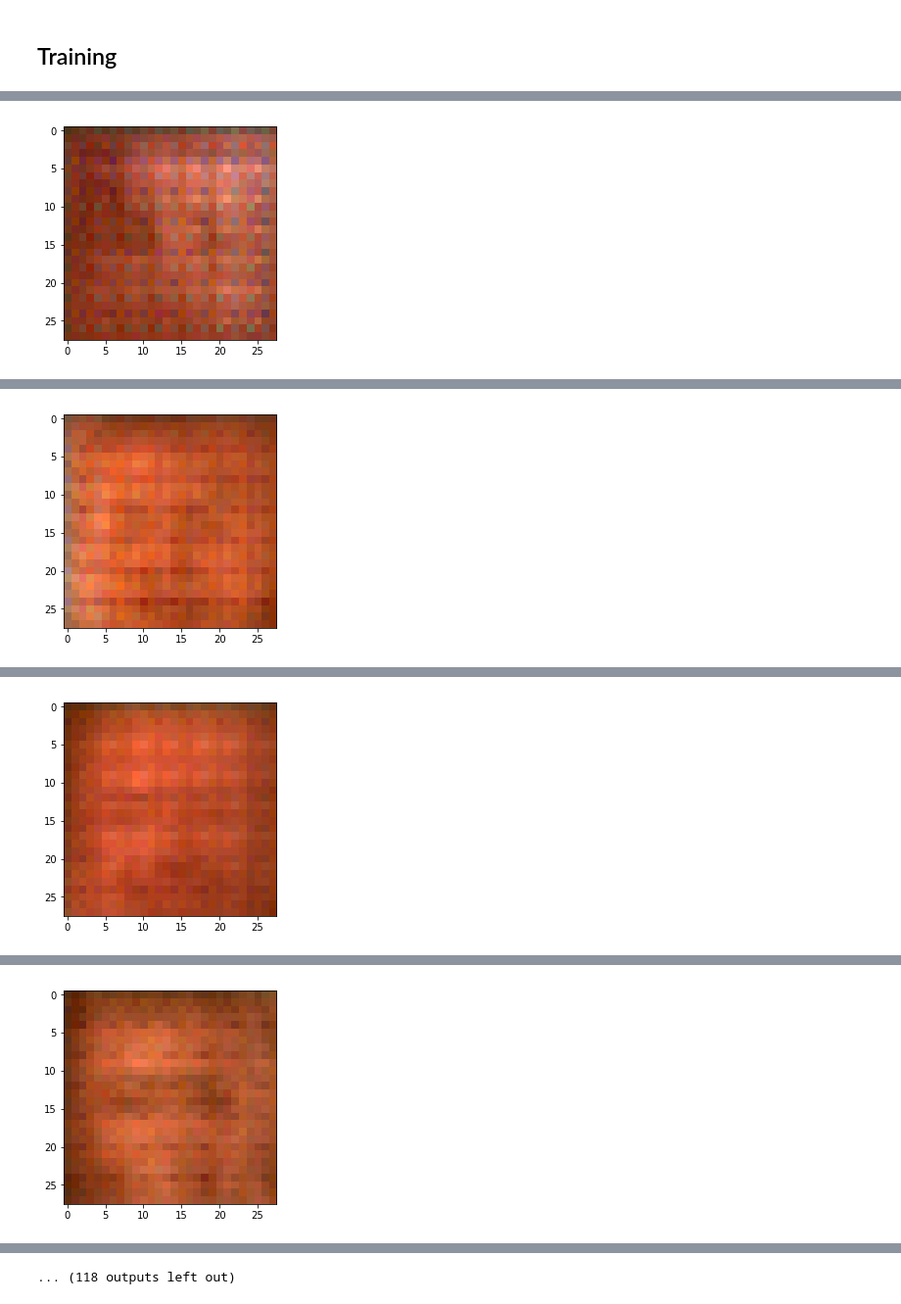
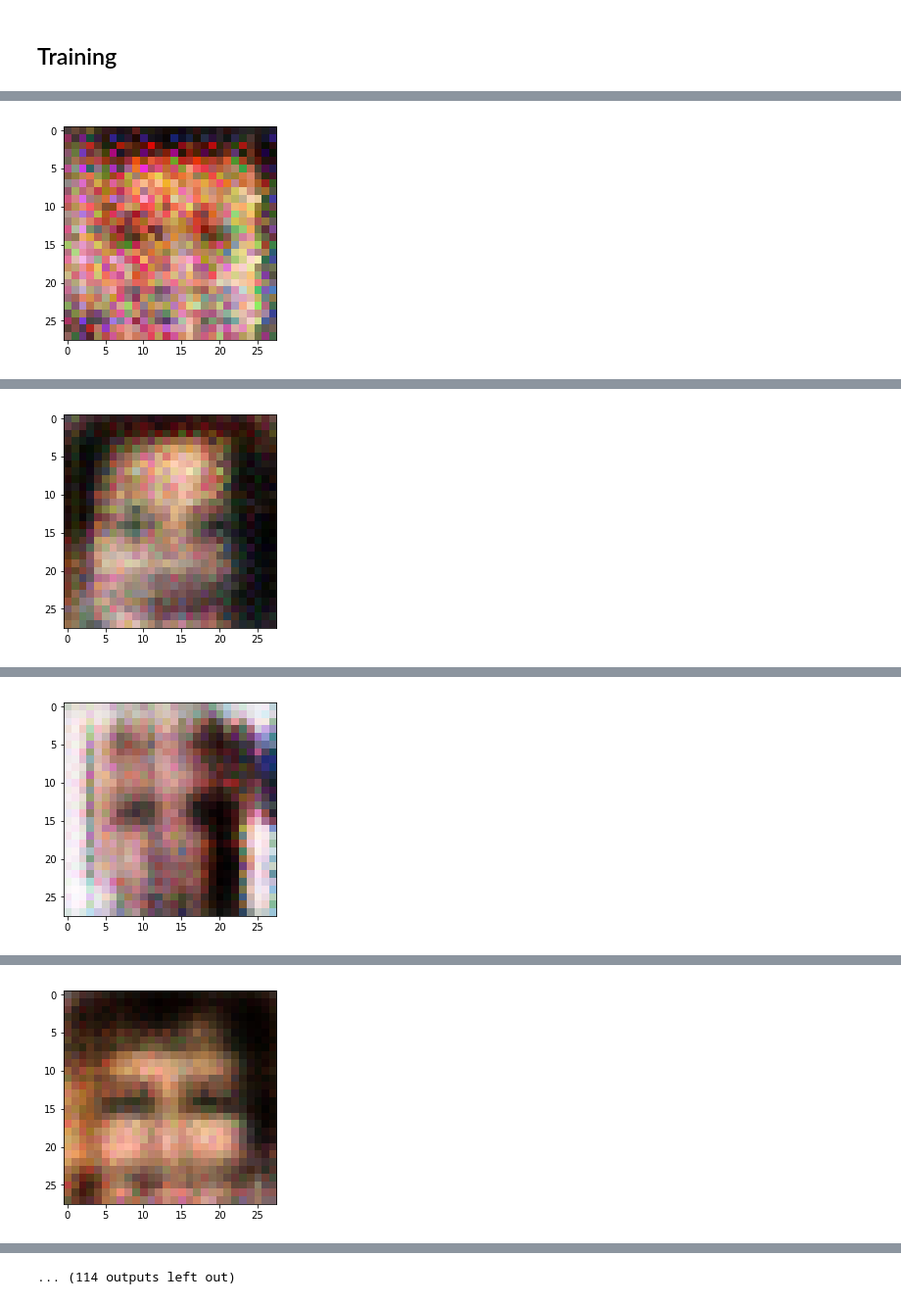
Before and after one commit to dmonn/dcgan-oreilly, a Jupyter notebook: DCGANs with Tensorflow.ipynb, the cells around one changed output, grey strips where cells are left out. Shown at 98% size. Cells and saved outputs as stored; diff of their text form; code cells hidden in the pictures.

Commit message:
finished training process

```diff
--- a/DCGANs with Tensorflow.ipynb
+++ b/DCGANs with Tensorflow.ipynb
@@ -111,7 +109,7 @@ def discriminator(images, reuse=False):
     """
     Create the discriminator network
     """
-    alpha = 0.1
+    alpha = 0.2
 
     with tf.variable_scope('discriminator', reuse=reuse):
         # using 4 layer network as in DCGAN Paper
@@ -130,13 +128,8 @@ def discriminator(images, reuse=False):
         batch_norm3 = tf.layers.batch_normalization(conv3, training=True)
         lrelu3 = tf.maximum(alpha * batch_norm3, batch_norm3)
 
-        # Conv 4
-        conv4 = tf.layers.conv2d(lrelu3, 512, 5, 1, 'SAME')
-        batch_norm4 = tf.layers.batch_normalization(conv4, training=True)
-        lrelu4 = tf.maximum(alpha * batch_norm4, batch_norm4)
-
         # Flatten
-        flat = tf.reshape(lrelu4, (-1, 7*7*512))
+        flat = tf.reshape(lrelu3, (-1, 4*4*256))
 
         # Logits
         logits = tf.layers.dense(flat, 1)
@@ -191,6 +184,8 @@ def model_loss(input_real, input_z, out_channel_dim):
     """
     Get the loss for the discriminator and generator
     """
+
+    label_smoothing = 0.9
 
     g_model = generator(input_z, out_channel_dim)
     d_model_real, d_logits_real = discriminator(input_real)
@@ -198,7 +193,7 @@ def model_loss(input_real, input_z, out_channel_dim):
 
     d_loss_real = tf.reduce_mean(
                       tf.nn.sigmoid_cross_entropy_with_logits(logits=d_logits_real,
-                                                              labels=tf.ones_like(d_model_real) * 0.9))
+                                                              labels=tf.ones_like(d_model_real) * label_smoothing))
     d_loss_fake = tf.reduce_mean(
                       tf.nn.sigmoid_cross_entropy_with_logits(logits=d_logits_fake,
                                                               labels=tf.zeros_like(d_model_fake)))
@@ -206,7 +201,7 @@ def model_loss(input_real, input_z, out_channel_dim):
 
     g_loss = tf.reduce_mean(
                  tf.nn.sigmoid_cross_entropy_with_logits(logits=d_logits_fake,
-                                                         labels=tf.ones_like(d_model_fake)))
+                                                         labels=tf.ones_like(d_model_fake) * label_smoothing))
 
     return d_loss, g_loss
 # %% [markdown]
@@ -223,8 +218,9 @@ def model_opt(d_loss, g_loss, learning_rate, beta1):
     g_vars = [var for var in t_vars if var.name.startswith('generator')]
 
     # Optimize
-    d_train_opt = tf.train.AdamOptimizer(learning_rate, beta1=beta1).minimize(d_loss, var_list=d_vars)
-    g_train_opt = tf.train.AdamOptimizer(learning_rate, beta1=beta1).minimize(g_loss, var_list=g_vars)
+    with tf.control_dependencies(tf.get_collection(tf.GraphKeys.UPDATE_OPS)):
+        d_train_opt = tf.train.AdamOptimizer(learning_rate, beta1=beta1).minimize(d_loss, var_list=d_vars)
+        g_train_opt = tf.train.AdamOptimizer(learning_rate, beta1=beta1).minimize(g_loss, var_list=g_vars)
 
     return d_train_opt, g_train_opt
 # %% [markdown]
@@ -264,15 +260,17 @@ def train(epoch_count, batch_size, z_dim, learning_rate, beta1, get_batches, dat
         sess.run(tf.global_variables_initializer())
         for epoch_i in range(epoch_count):
             for batch_images in get_batches(batch_size):
+
+                # values range from -0.5 to 0.5, therefore scale to range -1, 1
                 batch_images = batch_images * 2
                 steps += 1
 
                 batch_z = np.random.uniform(-1, 1, size=(batch_size, z_dim))
 
                 _ = sess.run(d_opt, feed_dict={input_real: batch_images, input_z: batch_z})
-                _ = sess.run(g_opt, feed_dict={input_z: batch_z})
+                _ = sess.run(g_opt, feed_dict={input_real: batch_images, input_z: batch_z})
 
-                if steps % 300 == 0:
+                if steps % 400 == 0:
                     # At the end of every 10 epochs, get the losses and print them out
                     train_loss_d = d_loss.eval({input_z: batch_z, input_real: batch_images})
                     train_loss_g = g_loss.eval({input_z: batch_z})
@@ -283,11 +281,11 @@ def train(epoch_count, batch_size, z_dim, learning_rate, beta1, get_batches, dat
 
                     _ = show_generator_output(sess, 1, input_z, data_shape[3])
 # %%
-batch_size = 32
+batch_size = 16
 z_dim = 100
 learning_rate = 0.0002
 beta1 = 0.5
-epochs = 5
+epochs = 2
 
 with tf.Graph().as_default():
     train(epochs, batch_size, z_dim, learning_rate, beta1, get_batches, shape)
@@ -296 +294 @@ Epoch 1/5... Discriminator Loss: 0.7593... Generator Loss: 2.2315
-[figure, old version]
+[figure, new version]
@@ -298 +296 @@ Epoch 1/5... Discriminator Loss: 1.1341... Generator Loss: 0.9175
-[figure, old version]
+[figure, new version]
@@ -300 +298 @@ Epoch 1/5... Discriminator Loss: 1.5480... Generator Loss: 0.4633
-[figure, old version]
+[figure, new version]
@@ -302 +300 @@ Epoch 1/5... Discriminator Loss: 2.1229... Generator Loss: 0.2404
-[figure, old version]
+[figure, new version]
@@ -307 +305 @@ Epoch 1/5... Discriminator Loss: 1.0496... Generator Loss: 1.8533
-... (118 outputs left out)
+... (114 outputs left out)
```
Also changed, not shown: parts of 5 cells of this notebook, 2 other files.
